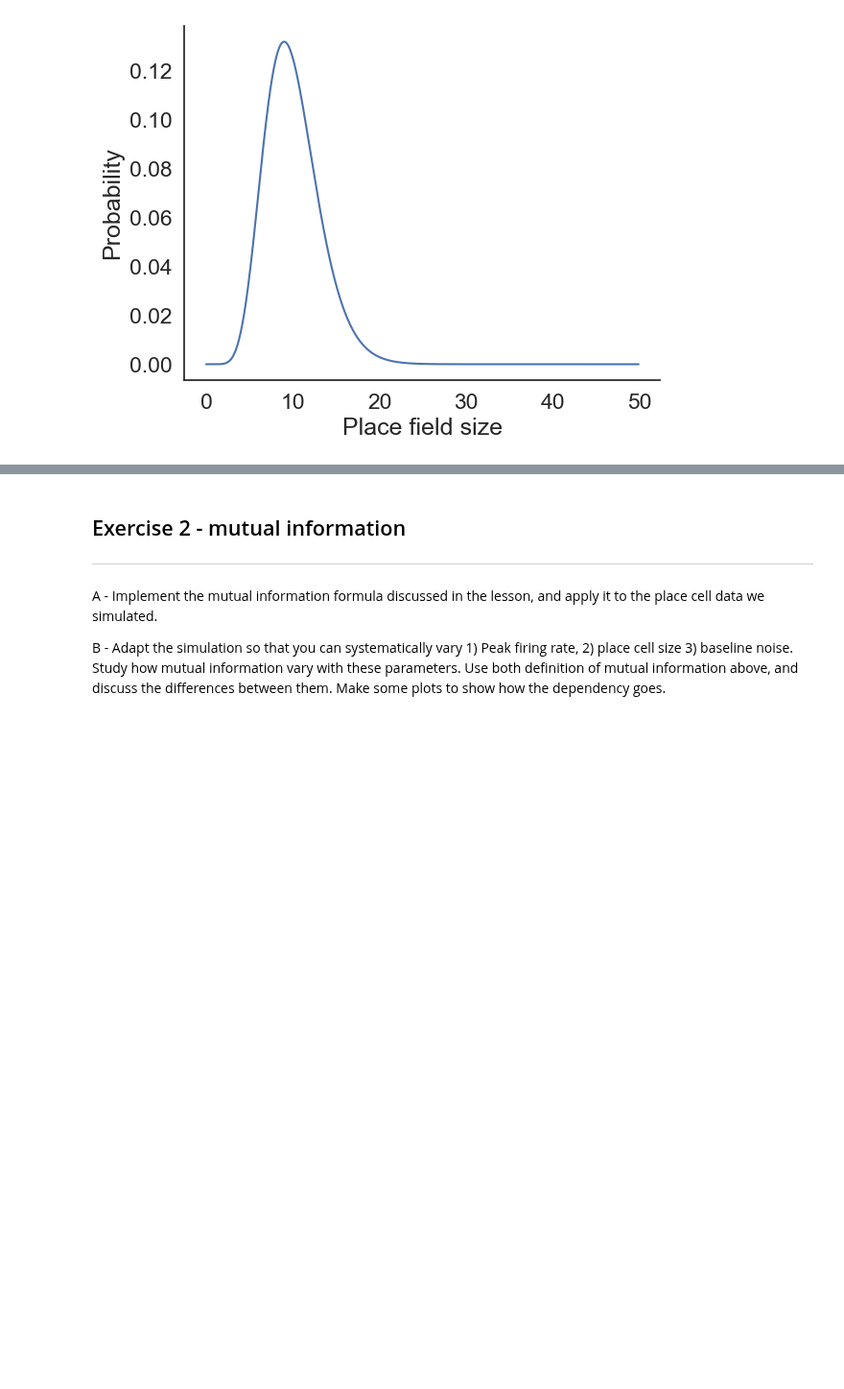
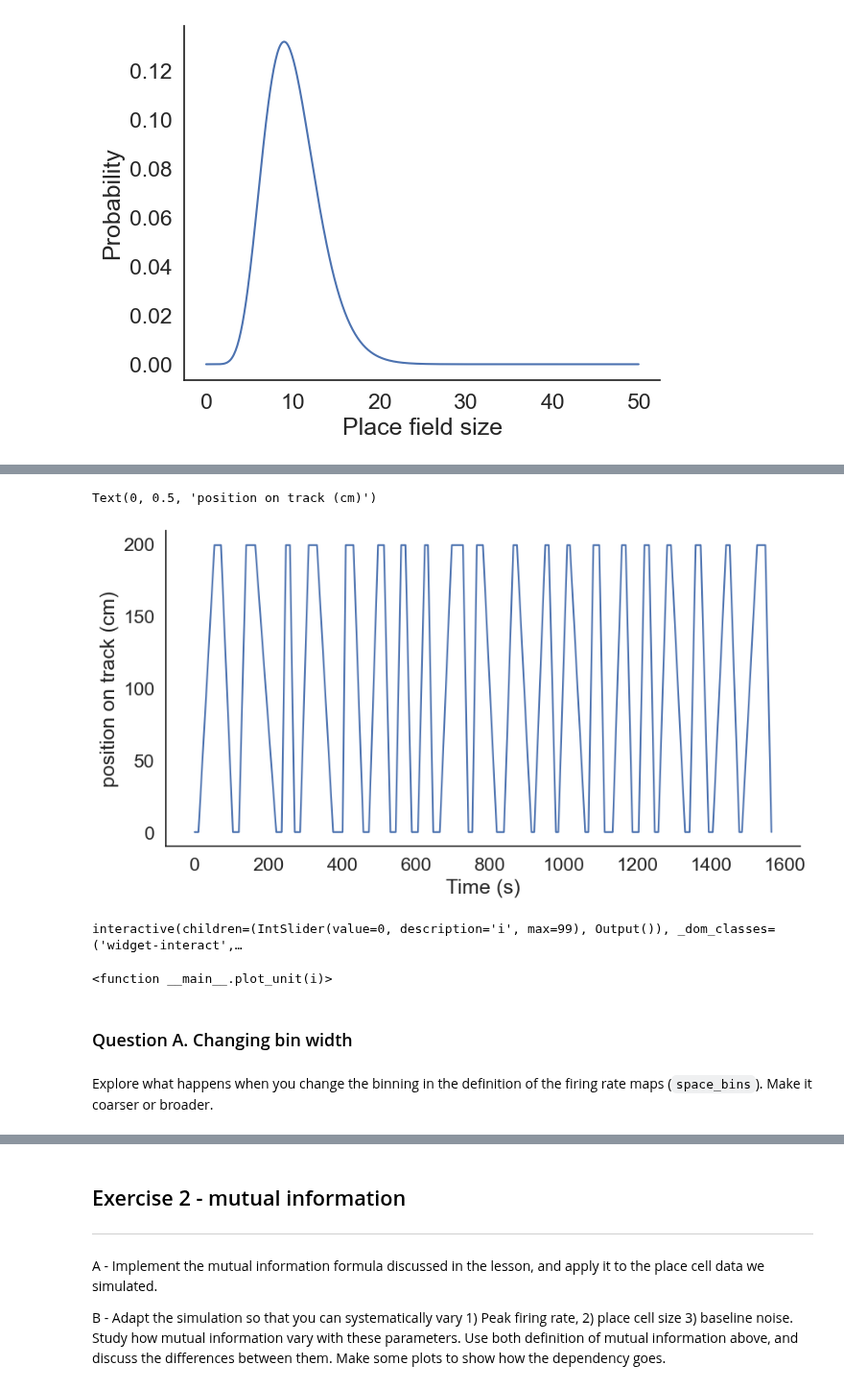
Before and after one commit to EvaMare/Neuro_Analysis, a Jupyter notebook: 2-single-cell-analysis-master/01-tuning-curves/Module_2a_exercises.ipynb, the cells around one changed output, grey strips where cells are left out. Shown at 96% size. Drawn from its saved outputs; the diff is of its cells as text; code cells hidden in the pictures; blank space fills up the shorter version.

```diff
--- a/2-single-cell-analysis-master/01-tuning-curves/Module_2a_exercises.ipynb
+++ b/2-single-cell-analysis-master/01-tuning-curves/Module_2a_exercises.ipynb
@@ -148,0 +141,28 @@ for i in range(n_cells):
+# %%
+n_runs = 20
+av_running_speed = 10 # the average running speed (in cm/s)
+fps = 30 # the number of "video frames" per second
+running_speed_a = np.random.chisquare(10, size=n_runs) # running speed in the two directions
+running_speed_b = np.random.chisquare(10, size=n_runs)
+
+stopping_time_a = np.random.chisquare(15, size=n_runs) # the time the mouse will spend at the two ends of the track
+stopping_time_b = np.random.chisquare(15, size=n_runs)
+
+x = np.array([])
+for i in range(n_runs):
+    stop1 = np.ones((int(stopping_time_a[i]*fps),)) * 0.
+    run_length = len(bins) * fps / running_speed_a[i]
+    run1 = np.linspace(0., float(len(bins)-1), int(run_length))
+    stop2 = np.ones((int(stopping_time_b[i]*fps),)) * (len(bins)-1.)
+    run_length = len(bins) * fps / running_speed_b[i]
+    run2 = np.linspace(len(bins)-1., 0., int(run_length))
+    x = np.concatenate((x, stop1, run1, stop2, run2))
+t = np.arange(len(x))/fps
+# %%
+plt.figure(figsize=(10,5))
+plt.plot(t, x)
+plt.xlabel('Time (s)')
+plt.ylabel('position on track (cm)')
+# %% [output]
+Text(0, 0.5, 'position on track (cm)')
+[figure, added]
@@ -148,0 +182,12 @@ for i in range(n_cells):
+# %%
+def plot_unit(i):
+    plt.figure(figsize=(10,5))
+    plt.plot(t, x)
+    plt.plot(spikes[i], np.interp(spikes[i], t, x), 'r.')
+    plt.xlabel('Time (s)')
+    plt.ylabel('position on track (cm)')
+
+interact(plot_unit, i = widgets.IntSlider(min=0, max=(n_cells-1), value=0))
+# %% [output]
+interactive(children=(IntSlider(value=0, description='i', max=99), Output()), _dom_classes=('widget-interact',…
+<function __main__.plot_unit(i)>
@@ -148,0 +196,4 @@ for i in range(n_cells):
+# %% [markdown]
+### Question A. Changing bin width
+# %% [markdown]
+Explore what happens when you change the binning in the definition of the firing rate maps (`space_bins`). Make it coarser or broader.
```
Also changed, not shown: parts of 25 cells of this notebook.
